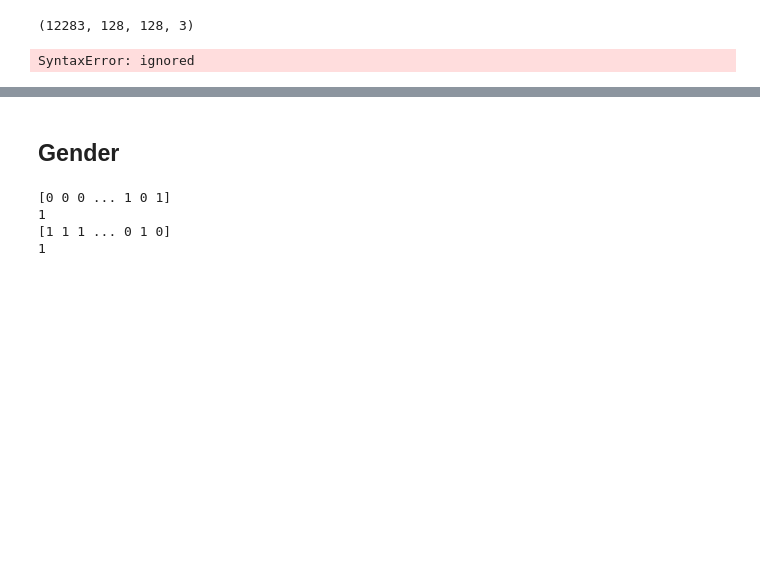
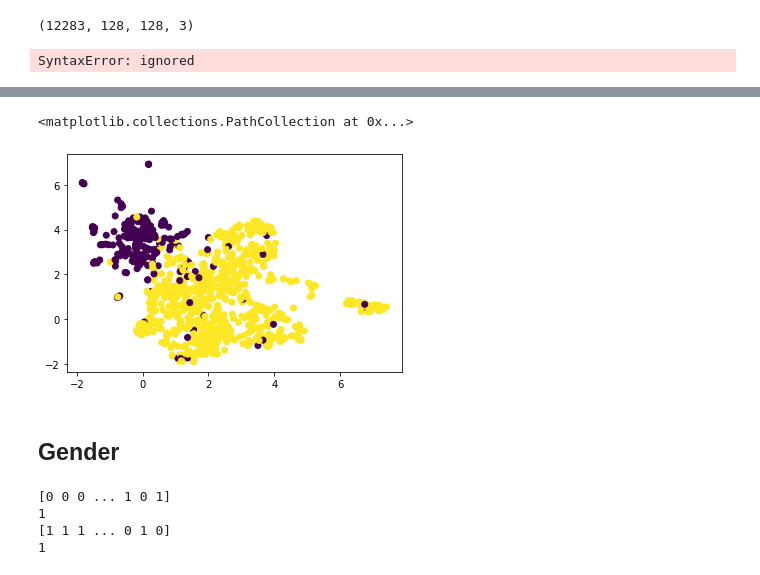
Before and after one commit to am-bean/face_recognition_bounty, a Jupyter notebook: jonathan-failed-clustering.ipynb, the cells around one changed output, grey strips where cells are left out. Saved outputs shown, nothing was run; the diff lists cells and outputs as text; code cells hidden in the pictures; blank space fills up the shorter version.

```diff
--- a/jonathan-failed-clustering.ipynb
+++ b/jonathan-failed-clustering.ipynb
@@ -111,0 +115,9 @@ np.save("gdrive/MyDrive/data/face_bounty_vec.npy", vector_preds)
+# %%
+map = umap.UMAP(
+    n_neighbors=30,
+    min_dist=0.0,
+    n_components=2,
+    random_state=42,
+)
+
+reduced_dat = map.fit_transform(vector_preds)
@@ -112,3 +139,15 @@ np.save("gdrive/MyDrive/data/face_bounty_vec.npy", vector_preds)
+# %%
+import matplotlib.pyplot as plt
+
+random_idx = np.random.randint(low=0, high=reduced_dat.shape[0], size=1000)
+sample_dat = reduced_dat[random_idx, :]
+sample_dat.shape
+sample_face = df.loc[random_idx, "real_face"]
+
+plt.scatter(sample_dat[:, 0], sample_dat[:, 1], c=sample_face)
+# %% [output]
+<matplotlib.collections.PathCollection at 0x...>
+[figure, added]
 # %% [markdown]
 ## Gender
 # %%
```
Also changed, not shown: parts of 5 cells of this notebook.
